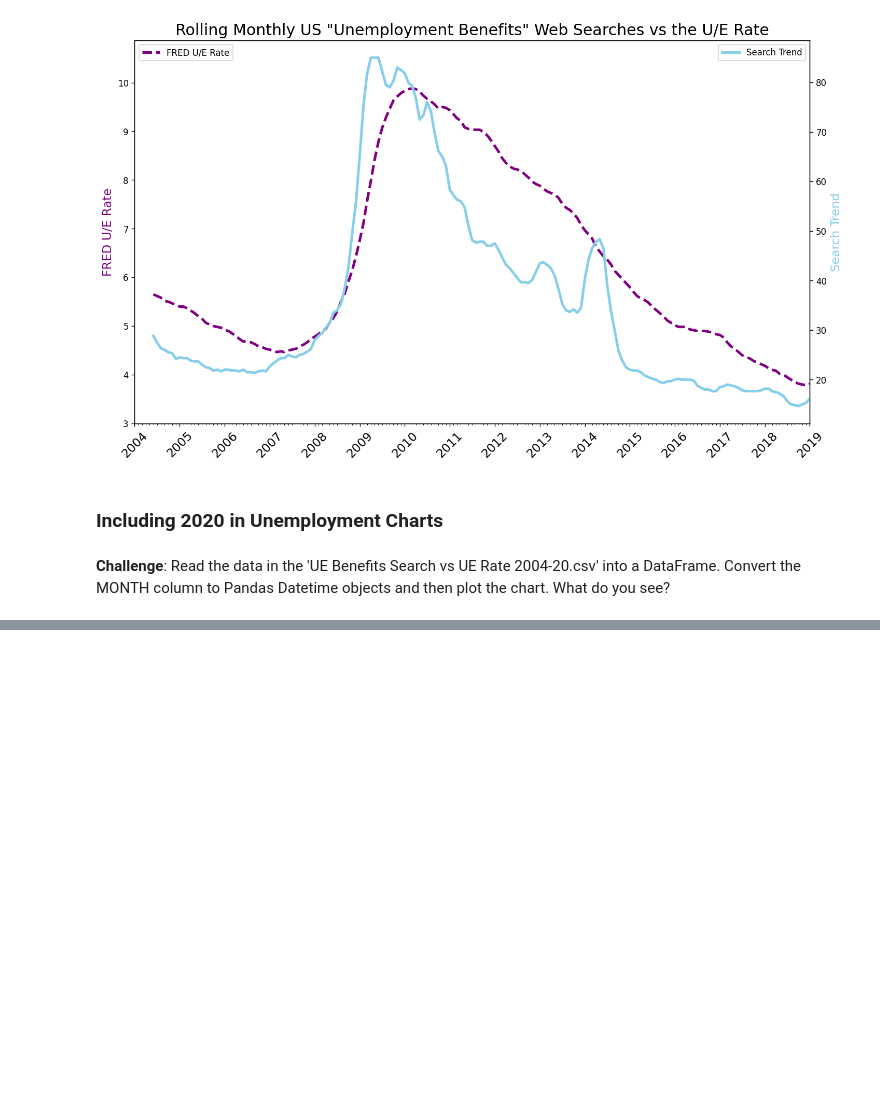
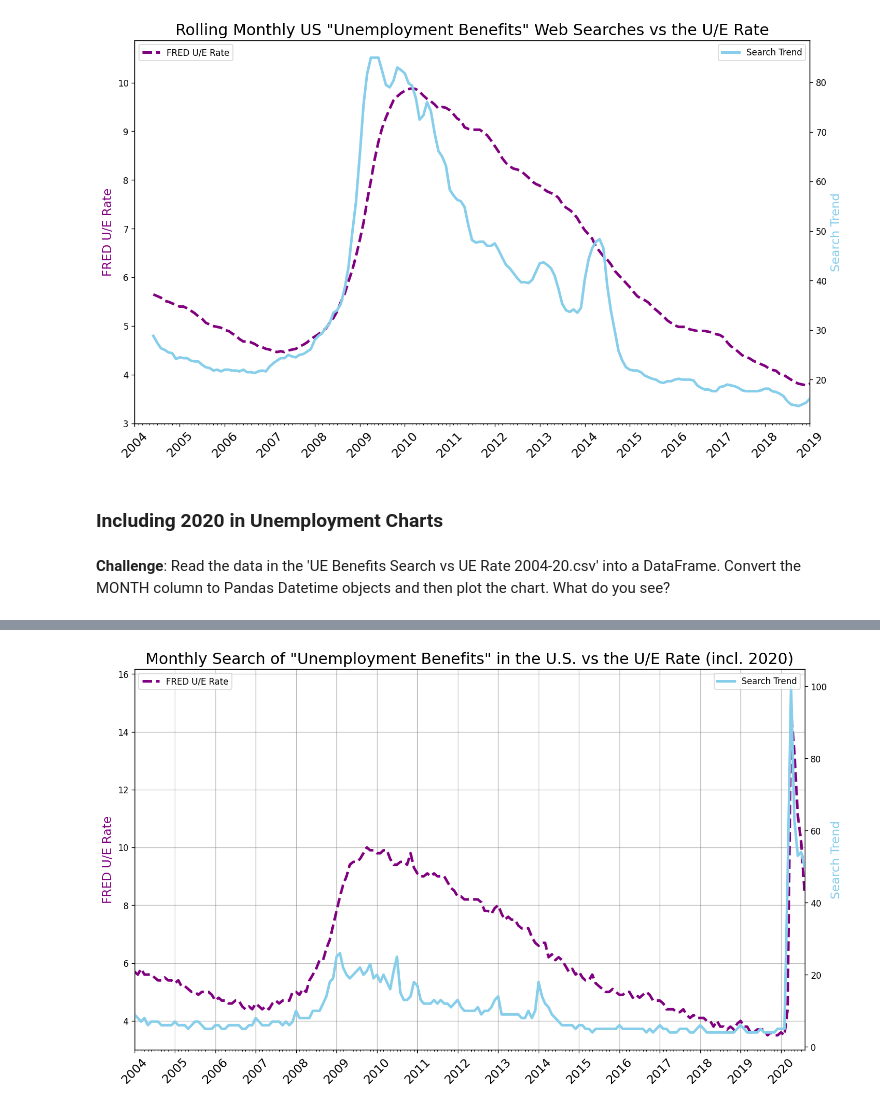
Before and after one commit to fkajose/100-Days-of-Code, a Jupyter notebook: 075-Google-trends-data-viz/Google Trends and Data Visualisation (start).ipynb, the cells around one changed output, grey strips where cells are left out. Saved outputs shown, nothing was run; the diff lists cells and outputs as text; code cells hidden in the pictures; blank space fills up the shorter version.

```diff
--- a/075-Google-trends-data-viz/Google Trends and Data Visualisation (start).ipynb
+++ b/075-Google-trends-data-viz/Google Trends and Data Visualisation (start).ipynb
@@ -495,3 +488,10 @@ plot_comparison(
 ### Including 2020 in Unemployment Charts
 # %% [markdown]
 **Challenge**: Read the data in the 'UE Benefits Search vs UE Rate 2004-20.csv' into a DataFrame. Convert the MONTH column to Pandas Datetime objects and then plot the chart. What do you see?
+# %%
+df_ue_04_20 = pd.read_csv(
+    "UE Benefits Search vs UE Rate 2004-20.csv",
+    parse_dates=["MONTH"],
+)
+print(df_ue_04_20.info())
+df_ue_04_20.head()
@@ -497,0 +516,20 @@ plot_comparison(
+# %%
+plot_comparison(
+    df1=df_ue_04_20,
+    df2=df_ue_04_20,
+    base_col1="MONTH",
+    base_col2="MONTH",
+    col1="UNRATE",
+    col2="UE_BENEFITS_WEB_SEARCH",
+    title='Monthly Search of "Unemployment Benefits" in the U.S. vs the U/E Rate (incl. 2020)',
+    ylabel1="FRED U/E Rate",
+    ylabel2="Search Trend",
+    color1="purple",
+    color2="skyblue",
+    ls1="--",
+    grid_on=True,
+    lim_min=3,
+    lim_multiplier=1.1,
+)
+# %% [output]
+[figure, added]
```
Also changed, not shown: parts of 9 cells of this notebook.
